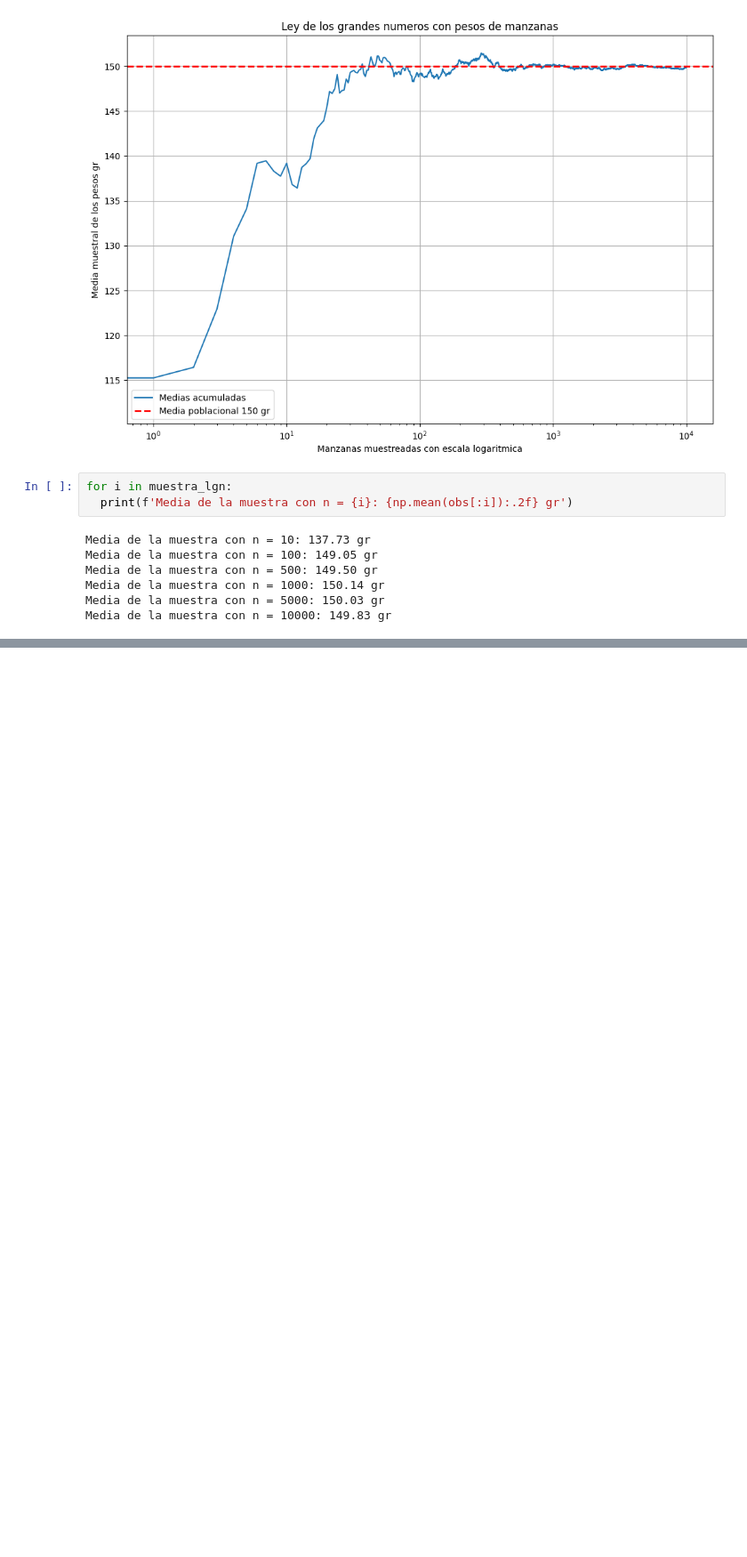
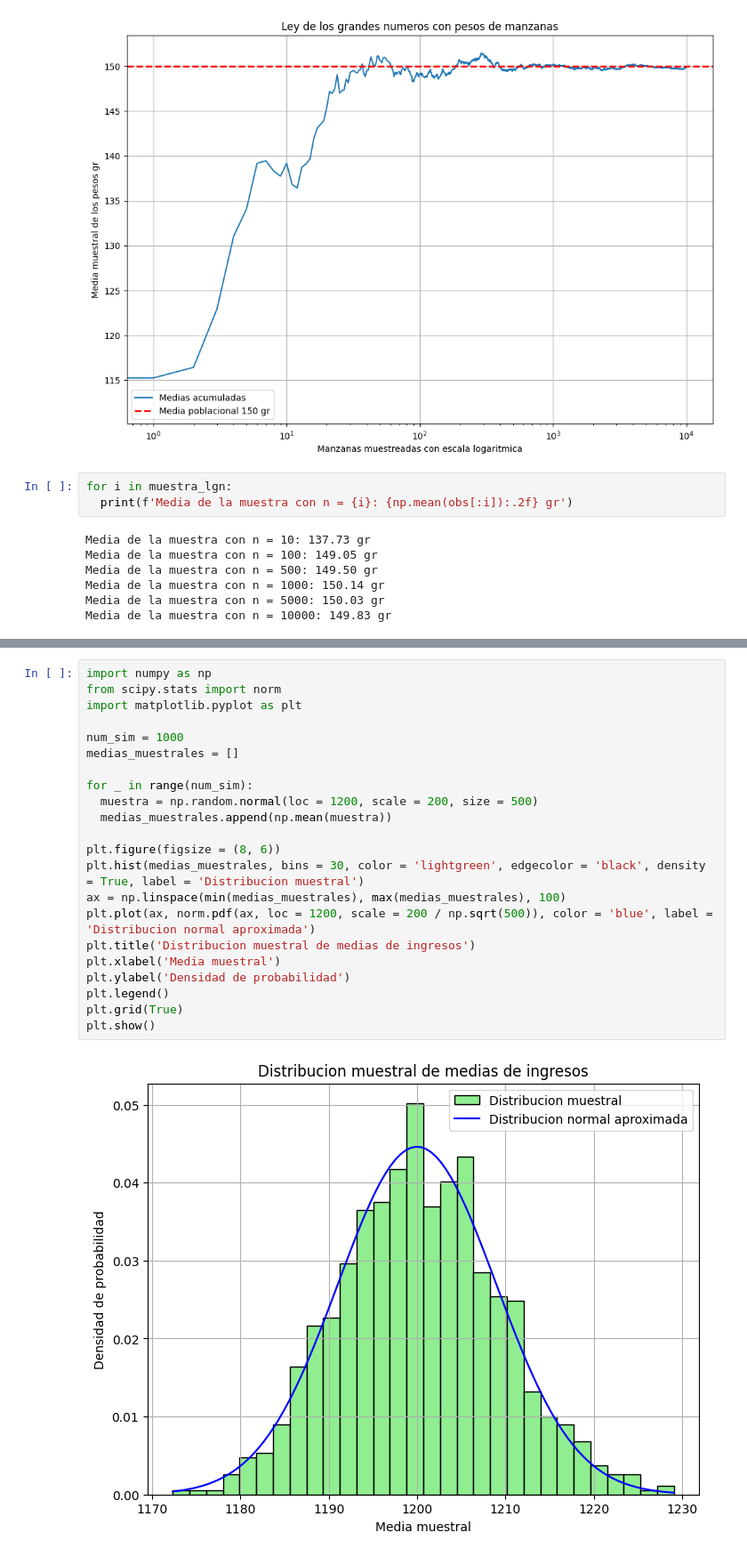
Before and after one commit to MattZG/Portafolio, a Jupyter notebook: Modulo_5.ipynb, the cells around one changed output, grey strips where cells are left out. Shown: that part at 89% size. Saved outputs shown, nothing was run; the diff lists cells and outputs as text; blank space fills up the shorter version.

```diff
--- a/Modulo_5.ipynb
+++ b/Modulo_5.ipynb
@@ -105,0 +208,24 @@ Media de la muestra con n = 10000: 149.83 gr
+# %%
+import numpy as np
+from scipy.stats import norm
+import matplotlib.pyplot as plt
+
+num_sim = 1000
+medias_muestrales = []
+
+for _ in range(num_sim):
+  muestra = np.random.normal(loc = 1200, scale = 200, size = 500)
+  medias_muestrales.append(np.mean(muestra))
+
+plt.figure(figsize = (8, 6))
+plt.hist(medias_muestrales, bins = 30, color = 'lightgreen', edgecolor = 'black', density = True, label = 'Distribucion muestral')
+ax = np.linspace(min(medias_muestrales), max(medias_muestrales), 100)
+plt.plot(ax, norm.pdf(ax, loc = 1200, scale = 200 / np.sqrt(500)), color = 'blue', label = 'Distribucion normal aproximada')
+plt.title('Distribucion muestral de medias de ingresos')
+plt.xlabel('Media muestral')
+plt.ylabel('Densidad de probabilidad')
+plt.legend()
+plt.grid(True)
+plt.show()
+# %% [output]
+[figure, added]
```
Also changed, not shown: parts of 13 cells of this notebook.
